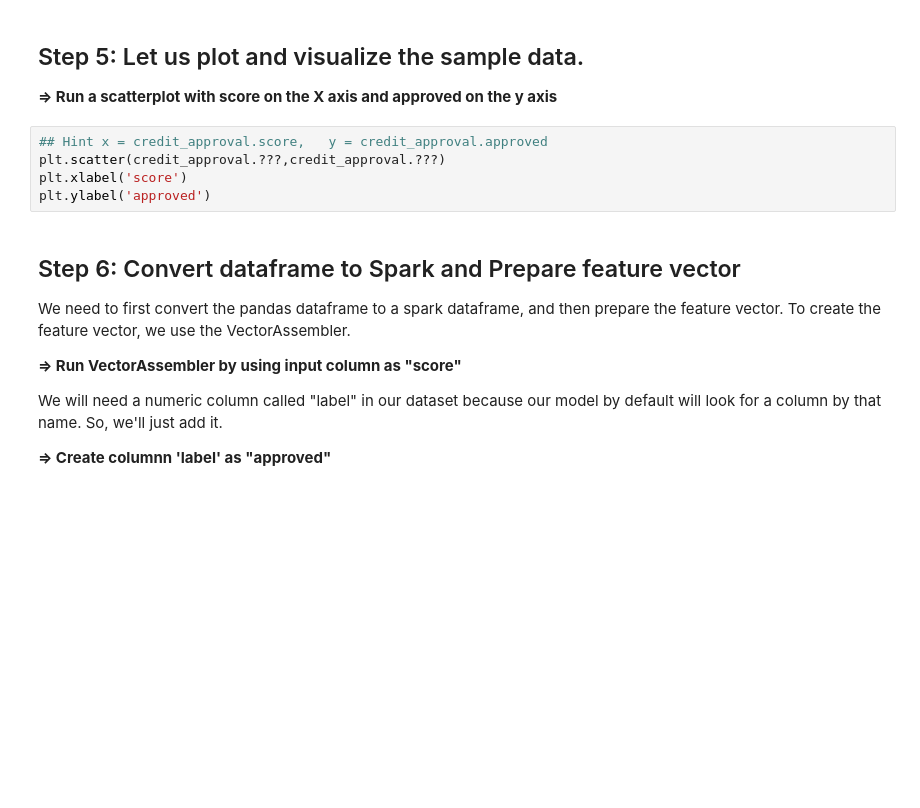
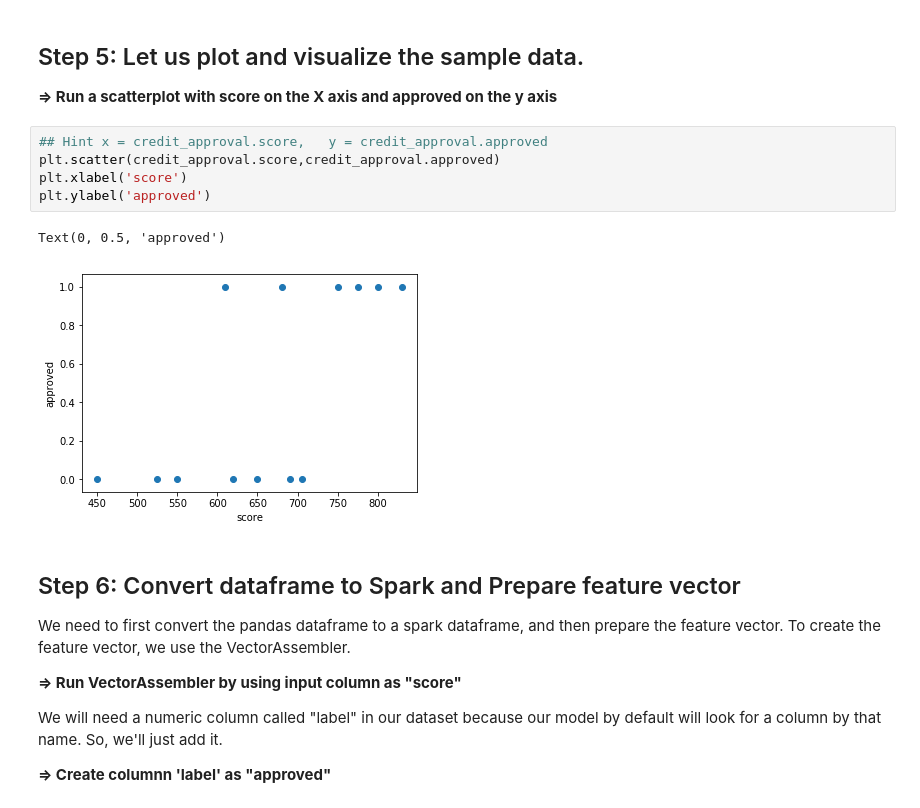
Before and after one commit to bweydert/ml-labs-spark-python, a Jupyter notebook: logistic-regression/logistic-1-credit-approval.ipynb, the cells around one changed output. Drawn from its saved outputs; the diff is of its cells as text; blank space fills up the shorter version.

```diff
--- a/logistic-regression/logistic-1-credit-approval.ipynb
+++ b/logistic-regression/logistic-1-credit-approval.ipynb
@@ -86,9 +114,12 @@ credit_approval
 **=> Run a scatterplot with score on the X axis and approved on the y axis**
 # %%
 ## Hint x = credit_approval.score,   y = credit_approval.approved
-plt.scatter(credit_approval.???,credit_approval.???)
+plt.scatter(credit_approval.score,credit_approval.approved)
 plt.xlabel('score')
 plt.ylabel('approved')
+# %% [output]
+Text(0, 0.5, 'approved')
+[figure, added]
 # %% [markdown]
 ## Step 6: Convert dataframe to Spark and Prepare feature vector
 
```
Also changed, not shown: parts of 13 cells of this notebook, 9 other files.
